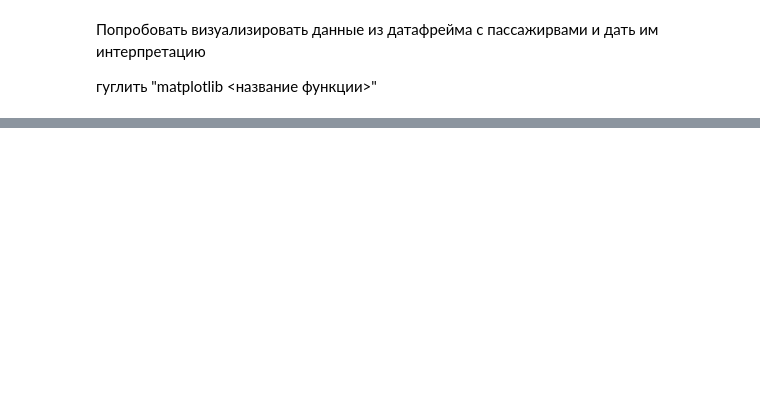
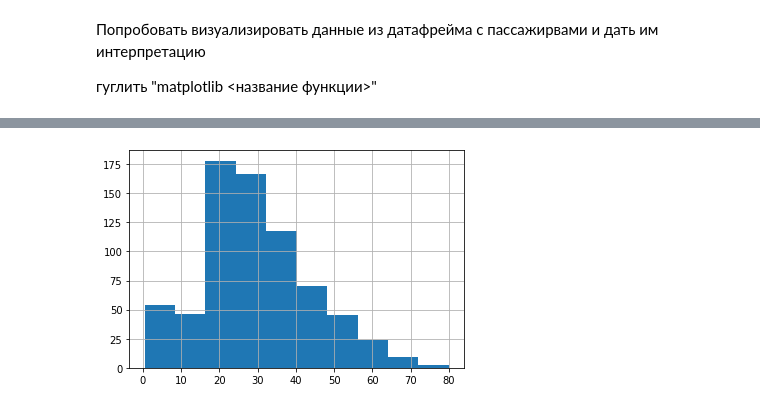
Before and after one commit to SvetoforColumb/product_analyst_course, a Jupyter notebook: notebooks/lesson_2_pandas.ipynb, the cells around one changed output, grey strips where cells are left out. Cells and saved outputs as stored; diff of their text form; code cells hidden in the pictures; blank space fills up the shorter version.

```diff
--- a/notebooks/lesson_2_pandas.ipynb
+++ b/notebooks/lesson_2_pandas.ipynb
@@ -862,3 +965,7 @@ pd.plotting.scatter_matrix?
 # %%
-passengers_df.hist?
+passengers_df["Age"].hist()
 plt.show()
+
+# Медианный возраст между 30 и 35
+# %% [output]
+[figure, added]
```
Also changed, not shown: parts of 27 cells of this notebook, 2 other files.
